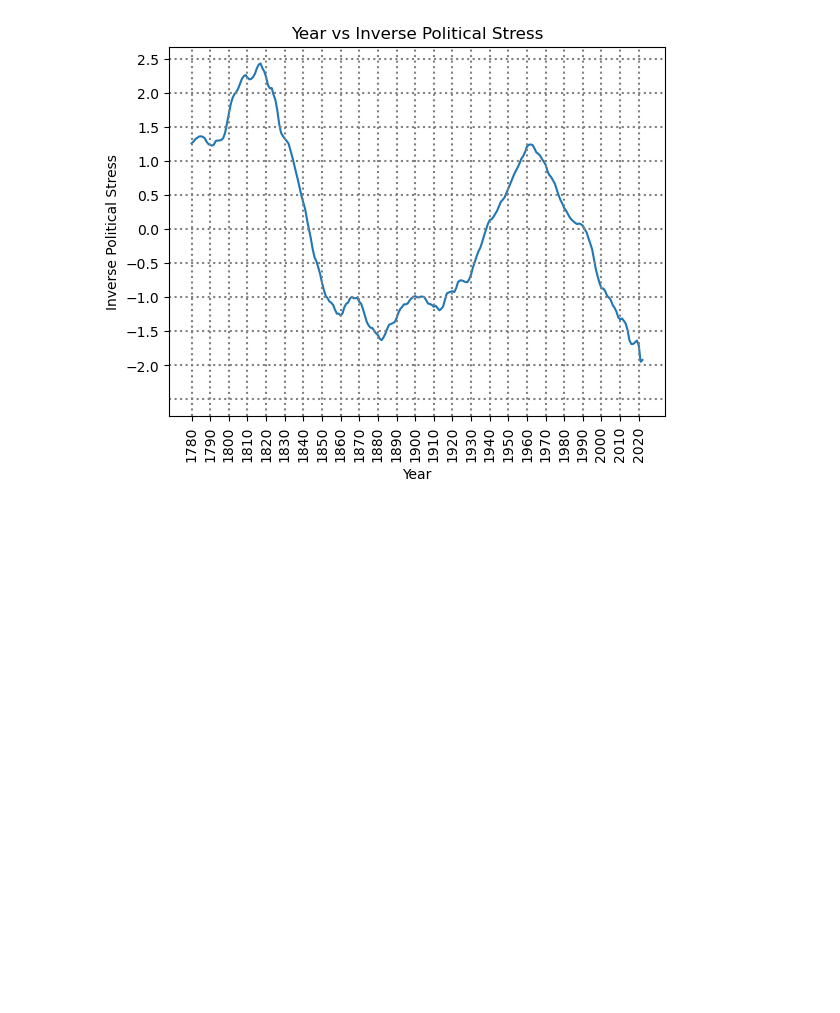
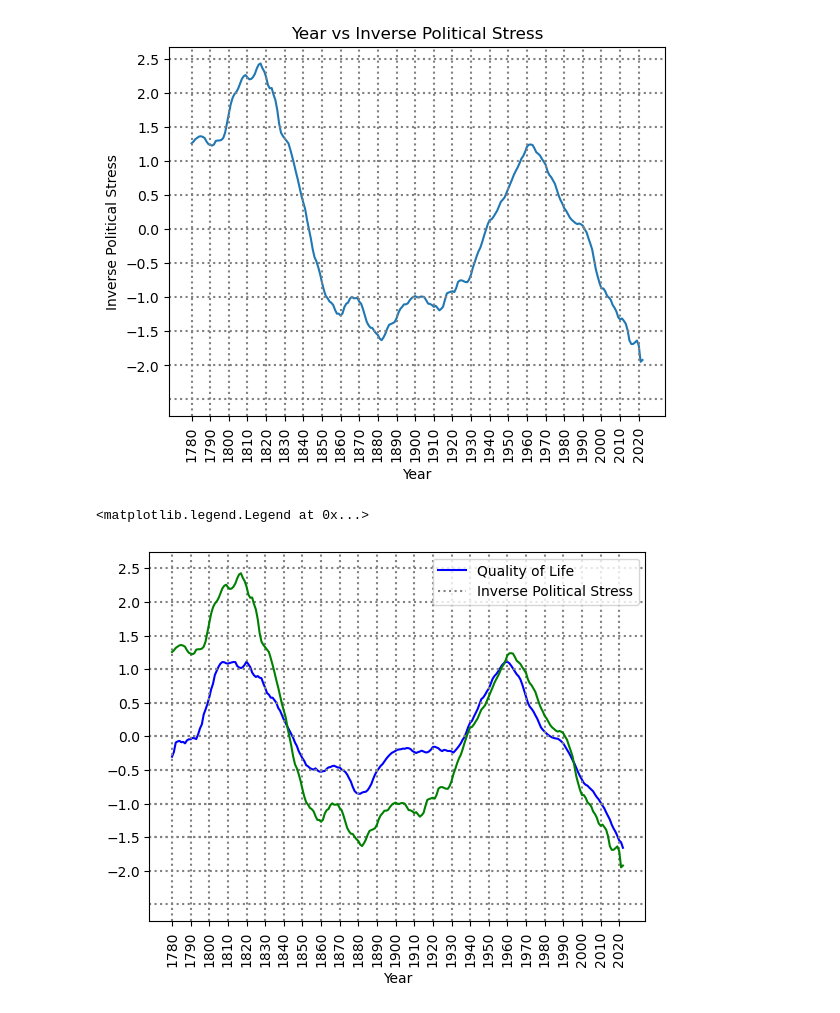
Before and after one commit to akhilmanhattan/cliodynamics, a Jupyter notebook: America/6/hola.ipynb, the cells around one changed output. Drawn from its saved outputs; the diff is of its cells as text; code cells hidden in the pictures; blank space fills up the shorter version.

```diff
--- a/America/6/hola.ipynb
+++ b/America/6/hola.ipynb
@@ -267,3 +267,19 @@ ppt.title('Year vs Inverse Political Stress')
 # %% [output]
 Text(0.5, 1.0, 'Year vs Inverse Political Stress')
 [figure]
+# %%
+ppt.plot(years,ma,color='blue')
+for j in range(1780,2021,10):
+    ppt.axvline(x=j,color='grey',linestyle='dotted')
+for k in range(-15,15,5):
+    ppt.axhline(y=k/10,color='grey',linestyle='dotted')
+ppt.xticks(np.arange(1780,2021,10),rotation="vertical")
+ppt.yticks(np.arange(-2,3,0.5))
+for k in range(-25,30,5):
+    ppt.axhline(y=k/10,color='grey',linestyle='dotted')
+ppt.plot(years,newAvg,color='green')
+ppt.xlabel('Year')
+ppt.legend(['Quality of Life','Inverse Political Stress'])
+# %% [output]
+<matplotlib.legend.Legend at 0x...>
+[figure, added]
```
